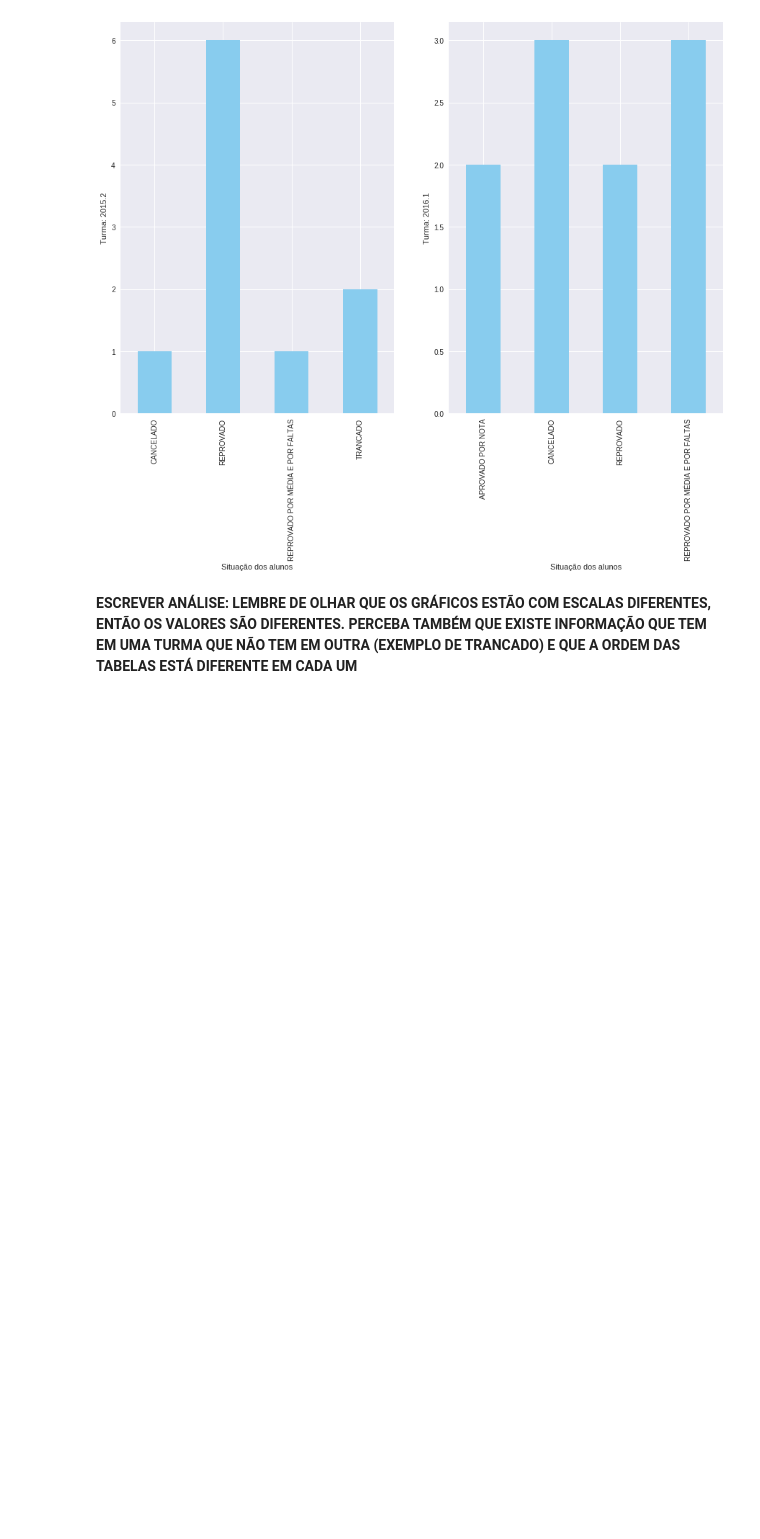
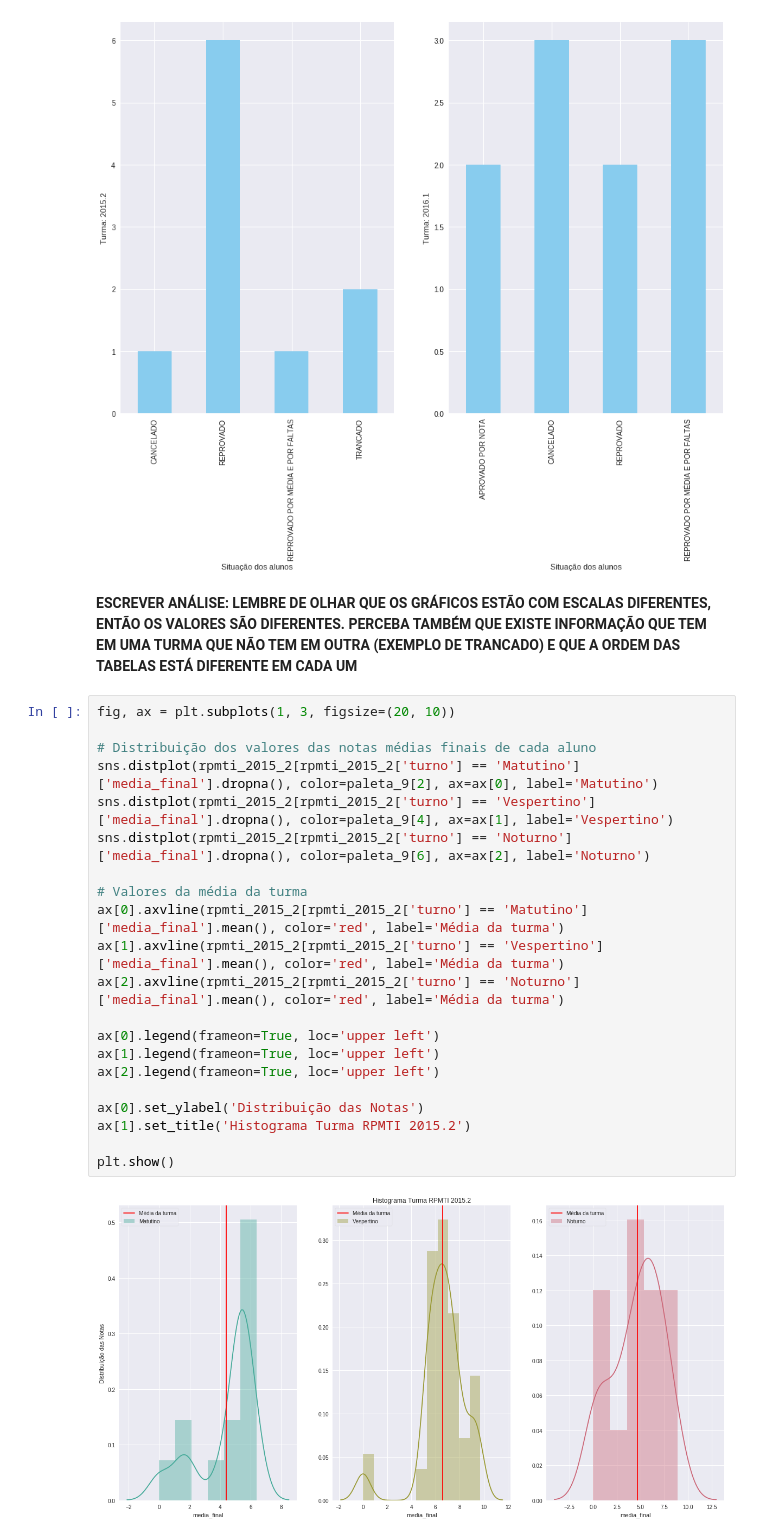
Before and after one commit to dantasl/probabilidade-analise, a Jupyter notebook: Gerando_os_gráficos.ipynb, the cells around one changed output. Cells and saved outputs as stored; diff of their text form; blank space fills up the shorter version.

Commit message:
New Dist plots for final_media value

```diff
--- a/Gerando_os_gráficos.ipynb
+++ b/Gerando_os_gráficos.ipynb
@@ -150,3 +154,26 @@ Text(0.5,0,'Situação dos alunos')
 [figure]
 # %% [markdown]
 **ESCREVER ANÁLISE: LEMBRE DE OLHAR QUE OS GRÁFICOS ESTÃO COM ESCALAS DIFERENTES, ENTÃO OS VALORES SÃO DIFERENTES. PERCEBA TAMBÉM QUE EXISTE INFORMAÇÃO QUE TEM EM UMA TURMA QUE NÃO TEM EM OUTRA (EXEMPLO DE TRANCADO) E QUE A ORDEM DAS TABELAS ESTÁ DIFERENTE EM CADA UM**
+# %%
+fig, ax = plt.subplots(1, 3, figsize=(20, 10))
+
+# Distribuição dos valores das notas médias finais de cada aluno
+sns.distplot(rpmti_2015_2[rpmti_2015_2['turno'] == 'Matutino']['media_final'].dropna(), color=paleta_9[2], ax=ax[0], label='Matutino')
+sns.distplot(rpmti_2015_2[rpmti_2015_2['turno'] == 'Vespertino']['media_final'].dropna(), color=paleta_9[4], ax=ax[1], label='Vespertino')
+sns.distplot(rpmti_2015_2[rpmti_2015_2['turno'] == 'Noturno']['media_final'].dropna(), color=paleta_9[6], ax=ax[2], label='Noturno')
+
+# Valores da média da turma
+ax[0].axvline(rpmti_2015_2[rpmti_2015_2['turno'] == 'Matutino']['media_final'].mean(), color='red', label='Média da turma')
+ax[1].axvline(rpmti_2015_2[rpmti_2015_2['turno'] == 'Vespertino']['media_final'].mean(), color='red', label='Média da turma')
+ax[2].axvline(rpmti_2015_2[rpmti_2015_2['turno'] == 'Noturno']['media_final'].mean(), color='red', label='Média da turma')
+
+ax[0].legend(frameon=True, loc='upper left')
+ax[1].legend(frameon=True, loc='upper left')
+ax[2].legend(frameon=True, loc='upper left')
+
+ax[0].set_ylabel('Distribuição das Notas')
+ax[1].set_title('Histograma Turma RPMTI 2015.2')
+
+plt.show()
+# %% [output]
+[figure, added]
```
Also changed, not shown: parts of 4 cells of this notebook.
